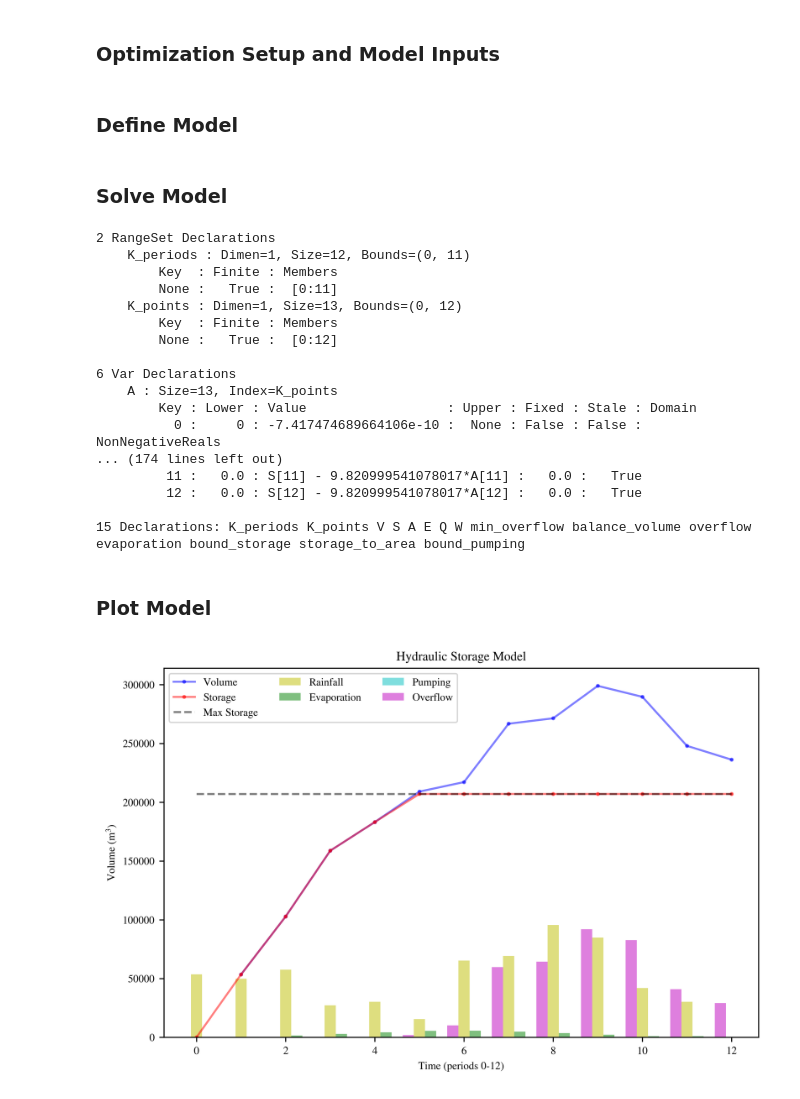
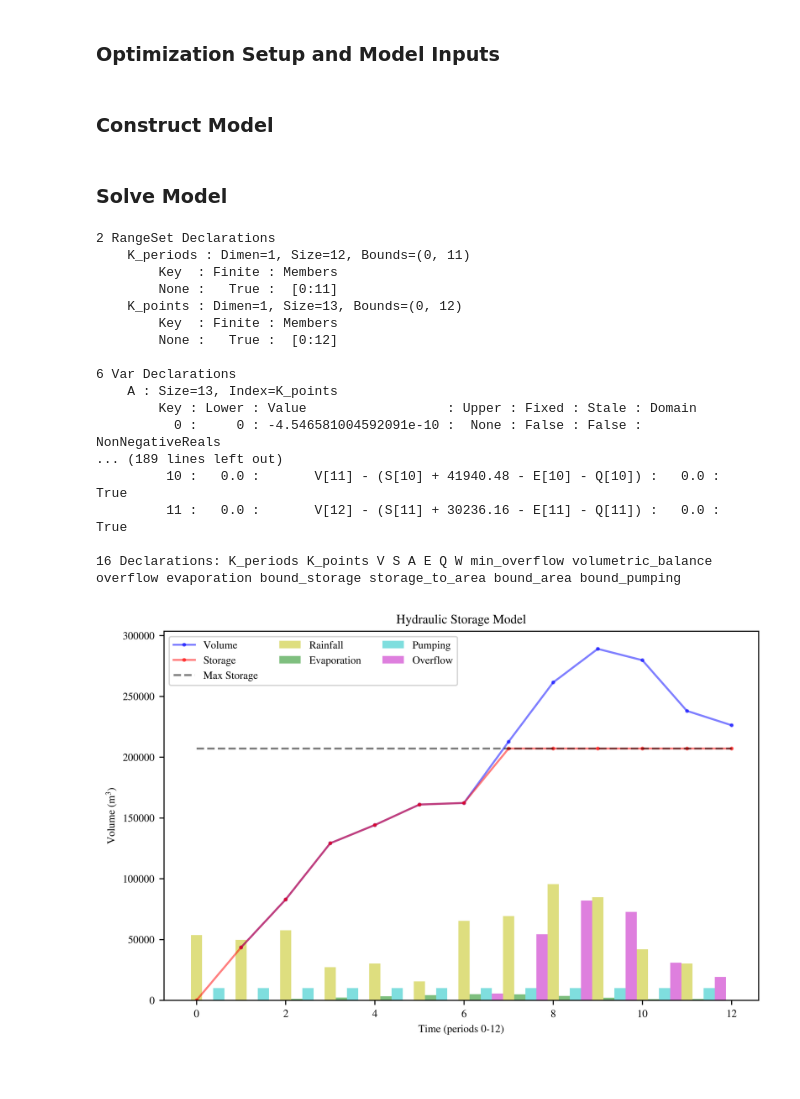
Before and after one commit to quinnouyang/Bodaway-Gap-Research, a Jupyter notebook: dynamics_modeling/reservoir/dynamics.ipynb, the cells around one changed output. Drawn from its saved outputs; the diff is of its cells as text; code cells hidden in the pictures; blank space fills up the shorter version.

Commit message:
dynamics_modeling: Finalize first reservoir draft

```diff
--- a/dynamics_modeling/reservoir/dynamics.ipynb
+++ b/dynamics_modeling/reservoir/dynamics.ipynb
@@ -73,19 +66,18 @@ PRECIP = (
 # %% [markdown]
-### Define Model
+### Construct Model
 # %%
-def est_volume(area: float, use_linear=True) -> float:
+def area_to_volume(area: float, use_linear=True) -> float:
     return (
-        linear_volume_area(area, MAX_AREA, MAX_VOLUME)
+        linear_area_to_volume(area, MAX_AREA, MAX_VOLUME)
         if use_linear
-        else power_law_volume_area(area, GAMMA_1, GAMMA_2)
+        else power_law_area_to_volume(area, GAMMA_1, GAMMA_2)
     )
 
 
 model = ConcreteModel()
 
-# Set `K` of period indices
-model.K_periods = RangeSet(0, N_POINTS - 1)
-model.K_points = RangeSet(0, N_POINTS)
+model.K_periods = RangeSet(0, NUM_PERIODS - 1)
+model.K_points = RangeSet(0, NUM_PERIODS)
 
 # Variables
 model.V = Var(model.K_points, domain=NonNegativeReals)  # Volume
@@ -126,42 +118,22 @@ model.bound_storage = Constraint(
 
 model.storage_to_area = Constraint(
     model.K_points,
-    rule=lambda model, k: model.S[k] == est_volume(model.A[k]),
+    rule=lambda model, k: model.S[k] == area_to_volume(model.A[k]),
 )  # [4]
 
-# model.bound_area = Constraint(
-#     model.K_points, rule=lambda model, k: model.A[k] <= A
-# )  # [5] (TODO: Check if actually redundant)
+model.bound_area = Constraint(
+    model.K_points, rule=lambda model, k: model.A[k] <= MAX_AREA
+)  # [5]
 
 model.bound_pumping = Constraint(
     model.K_periods, rule=lambda model, k: model.Q[k] <= MAX_PUMP_RATE
 )  # [8]
 # %% [markdown]
 ### Solve Model
-# %%
-SOLVER.solve(model)
-model.pprint()
-# %% [output]
-2 RangeSet Declarations
-    K_periods : Dimen=1, Size=12, Bounds=(0, 11)
-        Key  : Finite : Members
-        None :   True :  [0:11]
-    K_points : Dimen=1, Size=13, Bounds=(0, 12)
-        Key  : Finite : Members
-        None :   True :  [0:12]
-
-6 Var Declarations
-    A : Size=13, Index=K_points
-        Key : Lower : Value                  : Upper : Fixed : Stale : Domain
-          0 :     0 : -7.417474689664106e-10 :  None : False : False : NonNegativeReals
-... (174 lines left out)
-         11 :   0.0 : S[11] - 9.820999541078017*A[11] :   0.0 :   True
-         12 :   0.0 : S[12] - 9.820999541078017*A[12] :   0.0 :   True
-
-15 Declarations: K_periods K_points V S A E Q W min_overflow balance_volume overflow evaporation bound_storage storage_to_area bound_pumping
-# %% [markdown]
-### Plot Model
 # %%
+SOLVER.solve(model)
+model.pprint()
+
 volume = np.array([model.V[i].value for i in model.K_points])
 storage = np.array([model.S[i].value for i in model.K_points])
 evaporation = np.array([model.E[i].value for i in model.K_periods])
@@ -193,33 +165,50 @@ plt.bar(
     label="Evaporation",
 )
 plt.bar(
     x_periods + 2 * WIDTH,
     pumping,
     color="c",
     width=WIDTH,
     alpha=0.5,
     label="Pumping",
 )
 plt.bar(
     x_periods + 3 * WIDTH,
     overflow,
     width=WIDTH,
     color="m",
     alpha=0.5,
     label="Overflow",
 )
 plt.hlines(
     y=MAX_VOLUME,
     xmin=0,
-    xmax=N_POINTS,
+    xmax=NUM_PERIODS,
     alpha=0.5,
     linestyles="dashed",
     label="Max Storage",
 )
 
-plt.xlabel(f"Time (periods 0-{N_POINTS})")
+plt.xlabel(f"Time (periods 0-{NUM_PERIODS})")
 plt.ylabel("Volume (m$^3$)")
 plt.legend(prop={"size": 8}, ncol=3)
 plt.show()
 # %% [output]
+2 RangeSet Declarations
+    K_periods : Dimen=1, Size=12, Bounds=(0, 11)
+        Key  : Finite : Members
+        None :   True :  [0:11]
+    K_points : Dimen=1, Size=13, Bounds=(0, 12)
+        Key  : Finite : Members
+        None :   True :  [0:12]
+
+6 Var Declarations
+    A : Size=13, Index=K_points
+        Key : Lower : Value                  : Upper : Fixed : Stale : Domain
+          0 :     0 : -4.546581004592091e-10 :  None : False : False : NonNegativeReals
+... (189 lines left out)
+         10 :   0.0 :       V[11] - (S[10] + 41940.48 - E[10] - Q[10]) :   0.0 :   True
+         11 :   0.0 :       V[12] - (S[11] + 30236.16 - E[11] - Q[11]) :   0.0 :   True
+
+16 Declarations: K_periods K_points V S A E Q W min_overflow volumetric_balance overflow evaporation bound_storage storage_to_area bound_area bound_pumping
-[figure, old version]
+[figure, new version]
```
Also changed, not shown: parts of 4 cells of this notebook, 1 other file.
